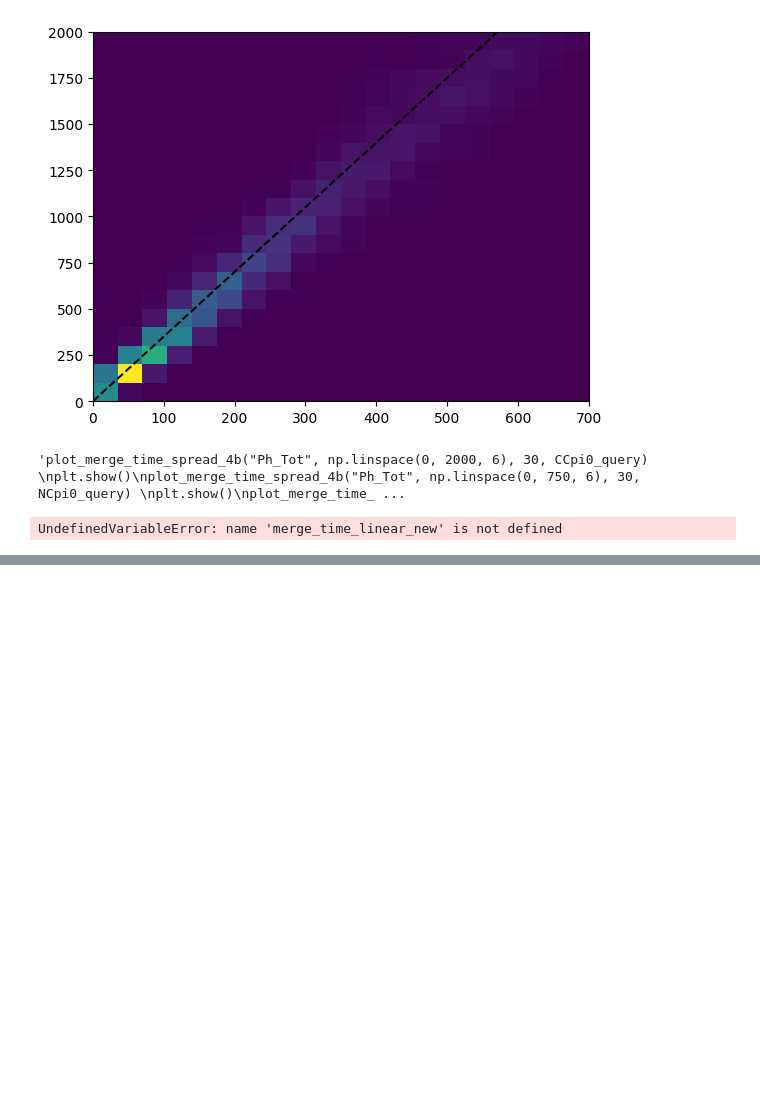
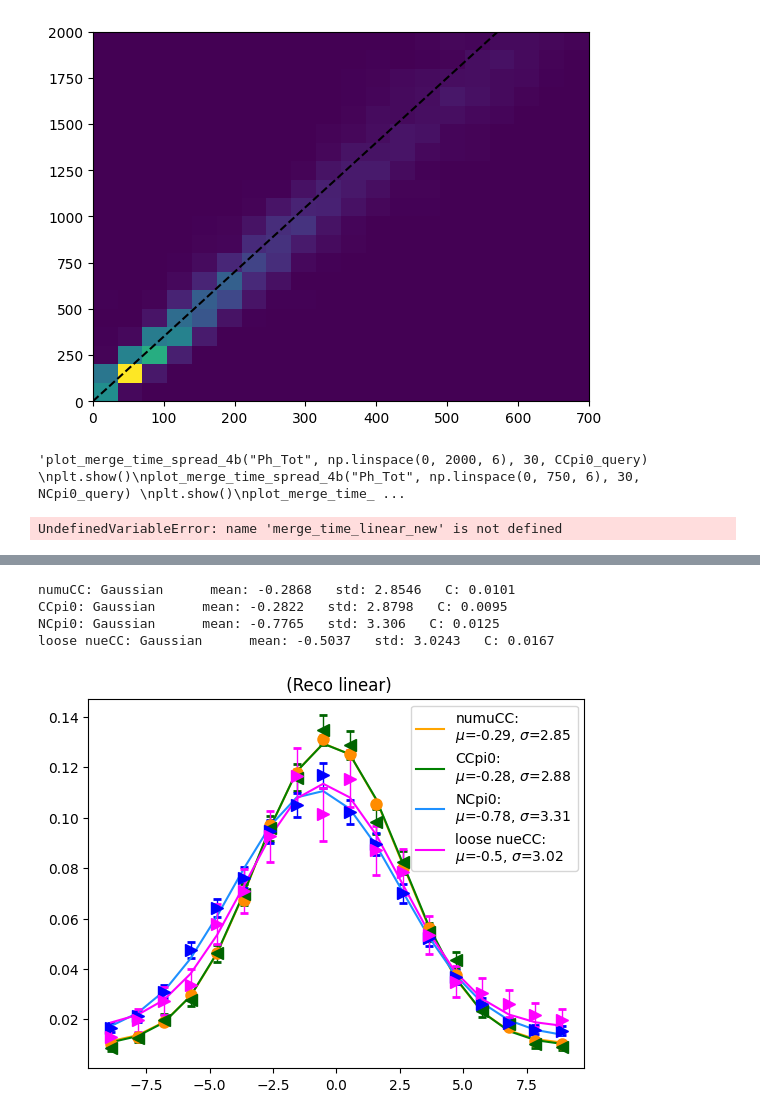
Before and after one commit to yottabyte9/uBoone, a Jupyter notebook: ns_runs_1-3.ipynb, the cells around one changed output, grey strips where cells are left out. Drawn from its saved outputs; the diff is of its cells as text; code cells hidden in the pictures; blank space fills up the shorter version.

```diff
--- a/ns_runs_1-3.ipynb
+++ b/ns_runs_1-3.ipynb
@@ -1620,0 +1595,78 @@ KeyError: 'reco_showerKE '
+# %%
+#reco_Eproton>35 Np
+#reco_Eproton<35 0p
+
+time_col = "merge_time_new"
+df = df_bnb_all
+label = ""
+
+nbins = 18
+
+# Helper for query string
+time_query = f"{time_col}>-9.42 and {time_col}<9.42"
+
+data_numuCC = df.query(time_query).query("numu_score>0.9").query("reco_Eproton<35")[time_col].to_numpy()
+norm1 = len(data_numuCC)
+y, xbins = np.histogram(data_numuCC, bins=nbins, range=(-9.42, 9.42))
+x1 = get_bin_centers(xbins)
+popt, pcov = curve_fit(gaus, x1, y / norm1)
+print("numuCC: Gaussian      mean:", round(popt[1], 4), "  std:", round(popt[2], 4), "  C:", round(popt[3], 4))
+
+data_CCpi0 = df.query(time_query).query(CCpi0_query).query("reco_Eproton<35")[time_col].to_numpy()
+norm2 = len(data_CCpi0)
+y2, xbins = np.histogram(data_CCpi0, bins=nbins, range=(-9.42, 9.42))
+x2 = get_bin_centers(xbins)
+popt2, pcov2 = curve_fit(gaus, x2, y2 / norm2)
+print("CCpi0: Gaussian      mean:", round(popt2[1], 4), "  std:", round(popt2[2], 4), "  C:", round(popt2[3], 4))
+
+data_NCpi0 = df.query(time_query).query(NCpi0_bdt_query).query("reco_Eproton<35")[time_col].to_numpy()
+norm3 = len(data_NCpi0)
+y3, xbins = np.histogram(data_NCpi0, bins=nbins, range=(-9.42, 9.42))
+x3 = get_bin_centers(xbins)
+popt3, pcov3 = curve_fit(gaus, x3, y3 / norm3)
+print("NCpi0: Gaussian      mean:", round(popt3[1], 4), "  std:", round(popt3[2], 4), "  C:", round(popt3[3], 4))
+
+data_nueCC = df.query(time_query).query("nue_score>2").query("reco_Eproton<35")[time_col].to_numpy()
+norm4 = len(data_nueCC)
+y4, xbins = np.histogram(data_nueCC, bins=nbins, range=(-9.42, 9.42))
+x4 = get_bin_centers(xbins)
+popt4, pcov4 = curve_fit(gaus, x4, y4 / norm4)
+print("loose nueCC: Gaussian      mean:", round(popt4[1], 4), "  std:", round(popt4[2], 4), "  C:", round(popt4[3], 4))
+
+if(label == "df_bnb_new_data"):
+    label = "BNB Data: "
+elif(label == "df_bnb_new_mc"):
+    label = "BNB MC: "
+
+if(time_col == "merge_time_linear_sps"):
+    label = label + " (spacepoints)"
+else:
+    label = label + " (Reco linear)"
+
+plt.figure()
+plt.title(label)
+plt.errorbar(x1, y / norm1, yerr=np.sqrt(y) / norm1, ms=8, lw=1, fmt='o', ecolor='darkorange', color='darkorange', capsize=3, capthick=2)
+plt.plot(x1, gaus(x1, *popt), color='orange', label='numuCC:' + '\n' + f"$\mu$={round(popt[1],2)}, $\\sigma$={round(abs(popt[2]),2)}")
+
+plt.errorbar(x2, y2 / norm2, yerr=np.sqrt(y2) / norm2, ms=8, lw=1, fmt='<', ecolor='darkgreen', color='darkgreen', capsize=3, capthick=2)
+plt.plot(x2, gaus(x2, *popt2), color='green', label='CCpi0:' + '\n' + f"$\mu$={round(popt2[1],2)}, $\\sigma$={round(abs(popt2[2]),2)}")
+
+plt.errorbar(x3, y3 / norm3, yerr=np.sqrt(y3) / norm3, ms=8, lw=1, fmt='>', ecolor='blue', color='blue', capsize=3, capthick=2)
+plt.plot(x3, gaus(x3, *popt3), color='dodgerblue', label='NCpi0:' + '\n' + f"$\mu$={round(popt3[1],2)}, $\\sigma$={round(abs(popt3[2]),2)}")
+
+
+plt.errorbar(x4,y4/norm4,yerr=np.sqrt(y4)/norm4,ms=8, lw=1,fmt='>',ecolor = 'magenta',color='magenta', capsize=3, capthick=2)
+plt.plot(x4,gaus(x4,*popt4),color='magenta',label='loose nueCC:'+'\n'+f"$\mu$={round(popt4[1],2)}, $\\sigma$={round(abs(popt4[2]),2)}")
+
+'''shift_text = f"Shifts:\nCCpi0 = {shift_ccpi0}\nNCpi0 = {shift_ncpi0}\nNue = {shift_nue}"
+plt.gcf().text(1.1, 0.2, shift_text, fontsize=12, va='center', ha='right', bbox=dict(facecolor='white', alpha=0.7, edgecolor='gray'))
+'''
+
+plt.legend()
+plt.show()
+# %% [output]
+numuCC: Gaussian      mean: -0.2868   std: 2.8546   C: 0.0101
+CCpi0: Gaussian      mean: -0.2822   std: 2.8798   C: 0.0095
+NCpi0: Gaussian      mean: -0.7765   std: 3.306   C: 0.0125
+loose nueCC: Gaussian      mean: -0.5037   std: 3.0243   C: 0.0167
+[figure, added]
```
Also changed, not shown: parts of 30 cells of this notebook.
